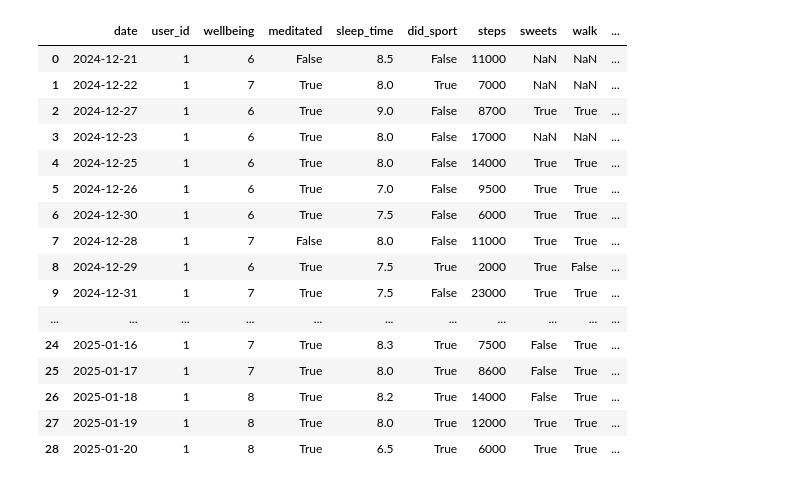
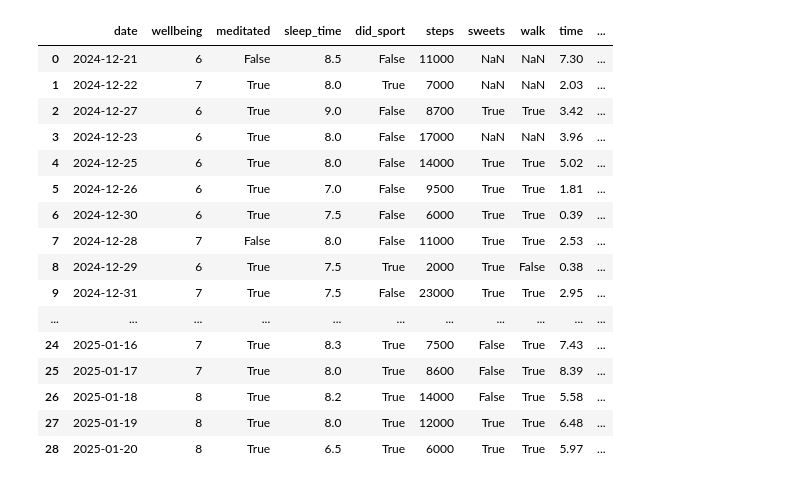
Before and after one commit to saurluca/scipy, a Jupyter notebook: start.ipynb, the cells around one changed output. Cells and saved outputs as stored; diff of their text form; code cells hidden in the pictures.

```diff
--- a/start.ipynb
+++ b/start.ipynb
@@ -1,56 +12,58 @@
 # %%
-import pandas as pd
-import matplotlib.pyplot as plt
-
 # Load data
 # wellbeing.csv containts the self reported data of two participants
 df = pd.read_csv('data/wellbeing.csv')
 
 # worktime_jeelka.csv and worktime_luca.csv contain the worktime data of the two participants
 df_wt_0 = pd.read_csv('data/worktime_jeelka.csv')
 df_wt_1 = pd.read_csv('data/worktime_luca.csv')
 
 # drop User column because we user_id from wellbeing.csv later
 df_wt_0.drop(columns=['User'], inplace=True)
 
 # drop time (h) because we use time decimal
 df_wt_0.drop(columns=['Time (h)'], inplace=True)
 df_wt_1.drop(columns=['Time (h)'], inplace=True)
 
-# Rename Date column to match date from wellbeing.csv
-df_wt_0.rename(columns={'Date': 'date'}, inplace=True)
-df_wt_1.rename(columns={'Date': 'date'}, inplace=True)
+# Rename Date column to match date from wellbeing.csv and Time (decimal) to time
+df_wt_0.rename(columns={'Date': 'date', 'Time (decimal)': 'time'}, inplace=True)
+df_wt_1.rename(columns={'Date': 'date', 'Time (decimal)': 'time'}, inplace=True)
 
 # convert all to datetime
 df['date'] = pd.to_datetime(df['date'], dayfirst=False)
 df_wt_0['date'] = pd.to_datetime(df_wt_0['date'], dayfirst=True)
 df_wt_1['date'] = pd.to_datetime(df_wt_1['date'], dayfirst=True)
 
 # convert uuid user_ids to binary (two people in this data set)
 df['user_id'] = df['user_id'].apply(lambda x: 0 if x in "e0e084c5-2308-4080-b217-90d5875fa312" else 1)
 df_0 = df[df['user_id'] == 0]
 df_1 = df[df['user_id'] == 1]
 
-df_0 = df_0.merge(df_wt_0, on='date')
-df_1 = df_1.merge(df_wt_1, on='date')
+# drop user_id in the dataframes, because it is implied by the dataframe used
+df_0 = df_0.drop(columns=['user_id'])
+df_1 = df_1.drop(columns=['user_id'])
+
+# merge worktime and wellbeing data for each person
+df_0 = df_0.merge(df_wt_0, on='date').reset_index(drop=True)
+df_1 = df_1.merge(df_wt_1, on='date').reset_index(drop=True)
 
 df_1
 # %% [output]
-|  | date | user_id | wellbeing | meditated | sleep_time | did_sport | steps | sweets | walk | ... |
-| 0 | 2024-12-21 | 1 | 6 | False | 8.5 | False | 11000 | NaN | NaN | ... |
-| 1 | 2024-12-22 | 1 | 7 | True | 8.0 | True | 7000 | NaN | NaN | ... |
-| 2 | 2024-12-27 | 1 | 6 | True | 9.0 | False | 8700 | True | True | ... |
-| 3 | 2024-12-23 | 1 | 6 | True | 8.0 | False | 17000 | NaN | NaN | ... |
-| 4 | 2024-12-25 | 1 | 6 | True | 8.0 | False | 14000 | True | True | ... |
-| 5 | 2024-12-26 | 1 | 6 | True | 7.0 | False | 9500 | True | True | ... |
-| 6 | 2024-12-30 | 1 | 6 | True | 7.5 | False | 6000 | True | True | ... |
-| 7 | 2024-12-28 | 1 | 7 | False | 8.0 | False | 11000 | True | True | ... |
-| 8 | 2024-12-29 | 1 | 6 | True | 7.5 | True | 2000 | True | False | ... |
-| 9 | 2024-12-31 | 1 | 7 | True | 7.5 | False | 23000 | True | True | ... |
+|  | date | wellbeing | meditated | sleep_time | did_sport | steps | sweets | walk | time | ... |
+| 0 | 2024-12-21 | 6 | False | 8.5 | False | 11000 | NaN | NaN | 7.30 | ... |
+| 1 | 2024-12-22 | 7 | True | 8.0 | True | 7000 | NaN | NaN | 2.03 | ... |
+| 2 | 2024-12-27 | 6 | True | 9.0 | False | 8700 | True | True | 3.42 | ... |
+| 3 | 2024-12-23 | 6 | True | 8.0 | False | 17000 | NaN | NaN | 3.96 | ... |
+| 4 | 2024-12-25 | 6 | True | 8.0 | False | 14000 | True | True | 5.02 | ... |
+| 5 | 2024-12-26 | 6 | True | 7.0 | False | 9500 | True | True | 1.81 | ... |
+| 6 | 2024-12-30 | 6 | True | 7.5 | False | 6000 | True | True | 0.39 | ... |
+| 7 | 2024-12-28 | 7 | False | 8.0 | False | 11000 | True | True | 2.53 | ... |
+| 8 | 2024-12-29 | 6 | True | 7.5 | True | 2000 | True | False | 0.38 | ... |
+| 9 | 2024-12-31 | 7 | True | 7.5 | False | 23000 | True | True | 2.95 | ... |
 | ... | ... | ... | ... | ... | ... | ... | ... | ... | ... | ... |
-| 24 | 2025-01-16 | 1 | 7 | True | 8.3 | True | 7500 | False | True | ... |
-| 25 | 2025-01-17 | 1 | 7 | True | 8.0 | True | 8600 | False | True | ... |
-| 26 | 2025-01-18 | 1 | 8 | True | 8.2 | True | 14000 | False | True | ... |
-| 27 | 2025-01-19 | 1 | 8 | True | 8.0 | True | 12000 | True | True | ... |
-| 28 | 2025-01-20 | 1 | 8 | True | 6.5 | True | 6000 | True | True | ... |
+| 24 | 2025-01-16 | 7 | True | 8.3 | True | 7500 | False | True | 7.43 | ... |
+| 25 | 2025-01-17 | 7 | True | 8.0 | True | 8600 | False | True | 8.39 | ... |
+| 26 | 2025-01-18 | 8 | True | 8.2 | True | 14000 | False | True | 5.58 | ... |
+| 27 | 2025-01-19 | 8 | True | 8.0 | True | 12000 | True | True | 6.48 | ... |
+| 28 | 2025-01-20 | 8 | True | 6.5 | True | 6000 | True | True | 5.97 | ... |
 # %%
```
Also changed, not shown: parts of 9 cells of this notebook, 5 other files.
